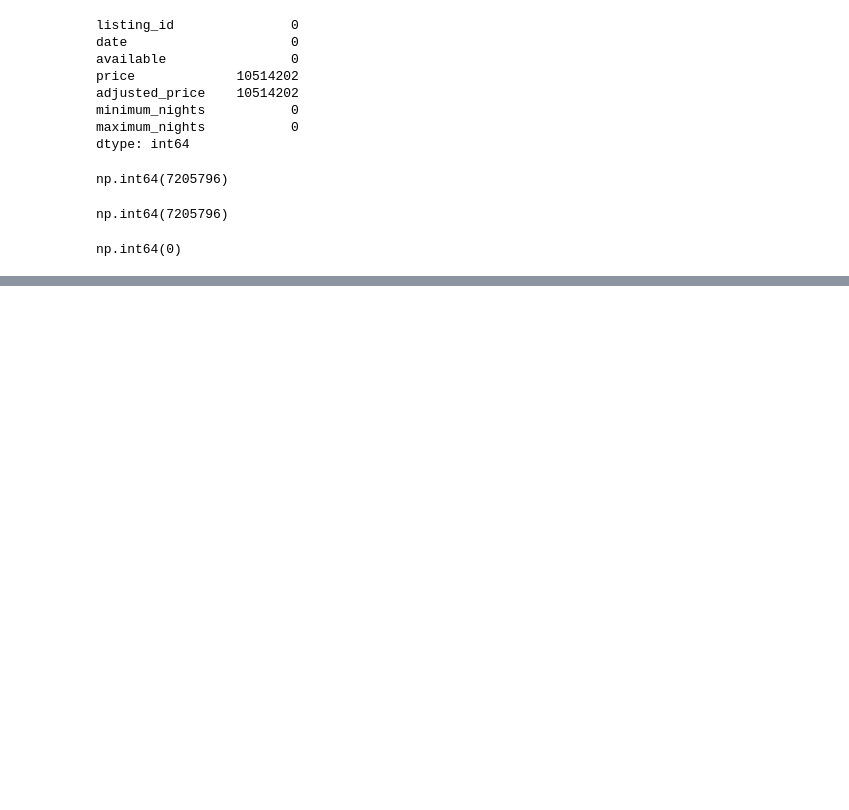
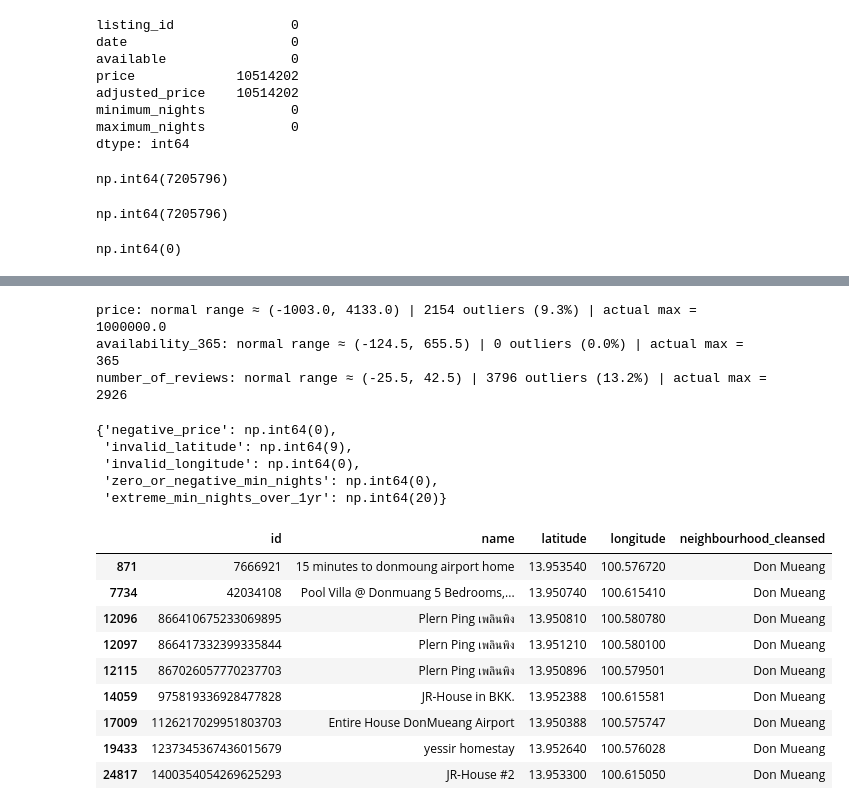
Before and after one commit to AlokaPerera01/airbnb_project, a Jupyter notebook: notebooks/01_dataset_exploration.ipynb, the cells around one changed output, grey strips where cells are left out. Drawn from its saved outputs; the diff is of its cells as text; code cells hidden in the pictures; blank space fills up the shorter version.

```diff
--- a/notebooks/01_dataset_exploration.ipynb
+++ b/notebooks/01_dataset_exploration.ipynb
@@ -354,0 +638,54 @@ np.int64(0)
+# %%
+def iqr_outlier_bounds(series: pd.Series, k: float = 1.5):
+    q1, q3 = series.quantile([0.25, 0.75])
+    iqr = q3 - q1
+    return q1 - k * iqr, q3 + k * iqr
+
+fields_to_check = {
+    "price": price_numeric,
+    "availability_365": listings["availability_365"],
+    "number_of_reviews": listings["number_of_reviews"],
+}
+
+for name, series in fields_to_check.items():
+    s = series.dropna()
+    low, high = iqr_outlier_bounds(s)
+    n_outliers = ((s < low) | (s > high)).sum()
+    print(f"{name}: normal range ≈ ({low:.1f}, {high:.1f}) | "
+          f"{n_outliers} outliers ({n_outliers/len(s)*100:.1f}%) | actual max = {s.max()}")
+# %% [output]
+price: normal range ≈ (-1003.0, 4133.0) | 2154 outliers (9.3%) | actual max = 1000000.0
+availability_365: normal range ≈ (-124.5, 655.5) | 0 outliers (0.0%) | actual max = 365
+number_of_reviews: normal range ≈ (-25.5, 42.5) | 3796 outliers (13.2%) | actual max = 2926
+# %%
+def validate_listings(df: pd.DataFrame, price_col: pd.Series) -> dict:
+    checks = {
+        "negative_price": (price_col < 0).sum(),
+        "invalid_latitude": (~df["latitude"].between(13.4, 13.95)).sum(),
+        "invalid_longitude": (~df["longitude"].between(100.3, 100.95)).sum(),
+        "zero_or_negative_min_nights": (df["minimum_nights"] <= 0).sum(),
+        "extreme_min_nights_over_1yr": (df["minimum_nights"] > 365).sum(),
+    }
+    return checks
+
+validate_listings(listings, price_numeric)
+# %% [output]
+{'negative_price': np.int64(0),
+ 'invalid_latitude': np.int64(9),
+ 'invalid_longitude': np.int64(0),
+ 'zero_or_negative_min_nights': np.int64(0),
+ 'extreme_min_nights_over_1yr': np.int64(20)}
+# %%
+invalid_lat_listings = listings[~listings["latitude"].between(13.4, 13.95)]
+invalid_lat_listings[["id", "name", "latitude", "longitude", "neighbourhood_cleansed"]]
+# %% [output]
+|  | id | name | latitude | longitude | neighbourhood_cleansed |
+| 871 | 7666921 | 15 minutes to donmoung airport home | 13.953540 | 100.576720 | Don Mueang |
+| 7734 | 42034108 | Pool Villa @ Donmuang 5 Bedrooms,... | 13.950740 | 100.615410 | Don Mueang |
+| 12096 | 866410675233069895 | Plern Ping เพลินพิง | 13.950810 | 100.580780 | Don Mueang |
+| 12097 | 866417332399335844 | Plern Ping เพลินพิง | 13.951210 | 100.580100 | Don Mueang |
+| 12115 | 867026057770237703 | Plern Ping เพลินพิง | 13.950896 | 100.579501 | Don Mueang |
+| 14059 | 975819336928477828 | JR-House in BKK. | 13.952388 | 100.615581 | Don Mueang |
+| 17009 | 1126217029951803703 | Entire House DonMueang Airport | 13.950388 | 100.575747 | Don Mueang |
+| 19433 | 1237345367436015679 | yessir homestay | 13.952640 | 100.576028 | Don Mueang |
+| 24817 | 1400354054269625293 | JR-House #2 | 13.953300 | 100.615050 | Don Mueang |
```
Also changed, not shown: parts of 20 cells of this notebook.
